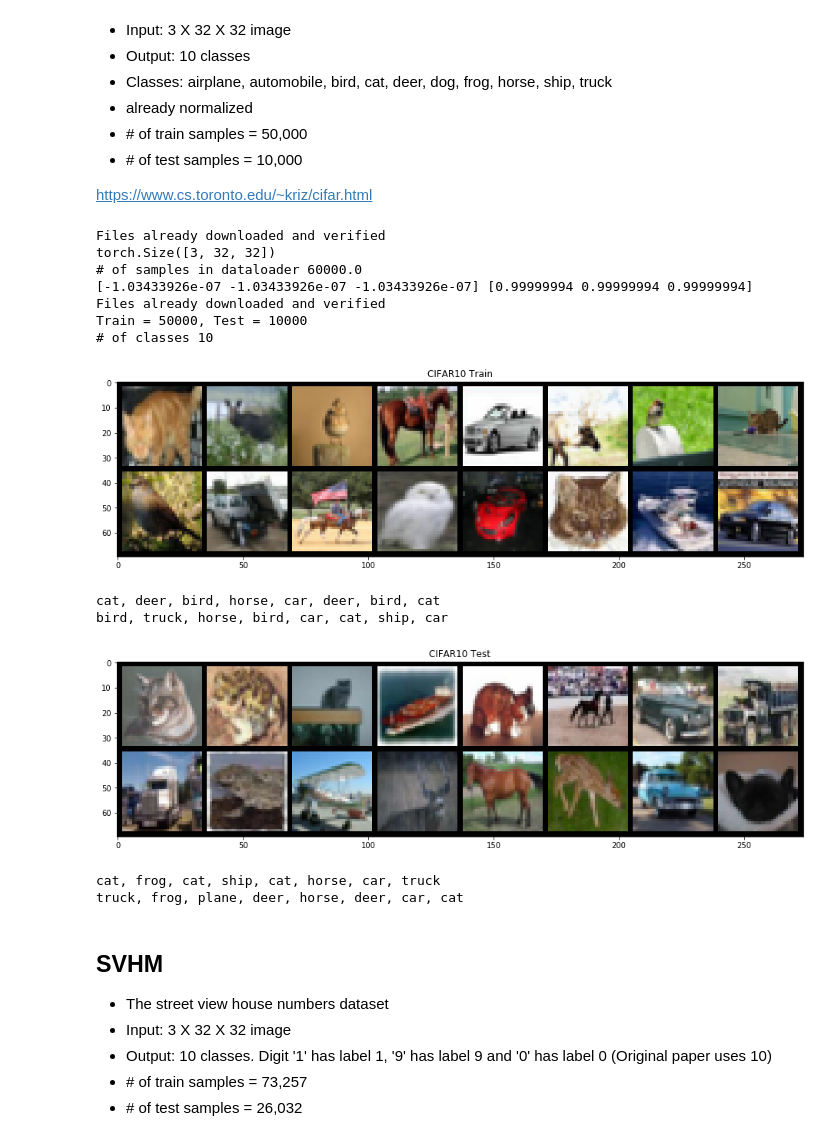
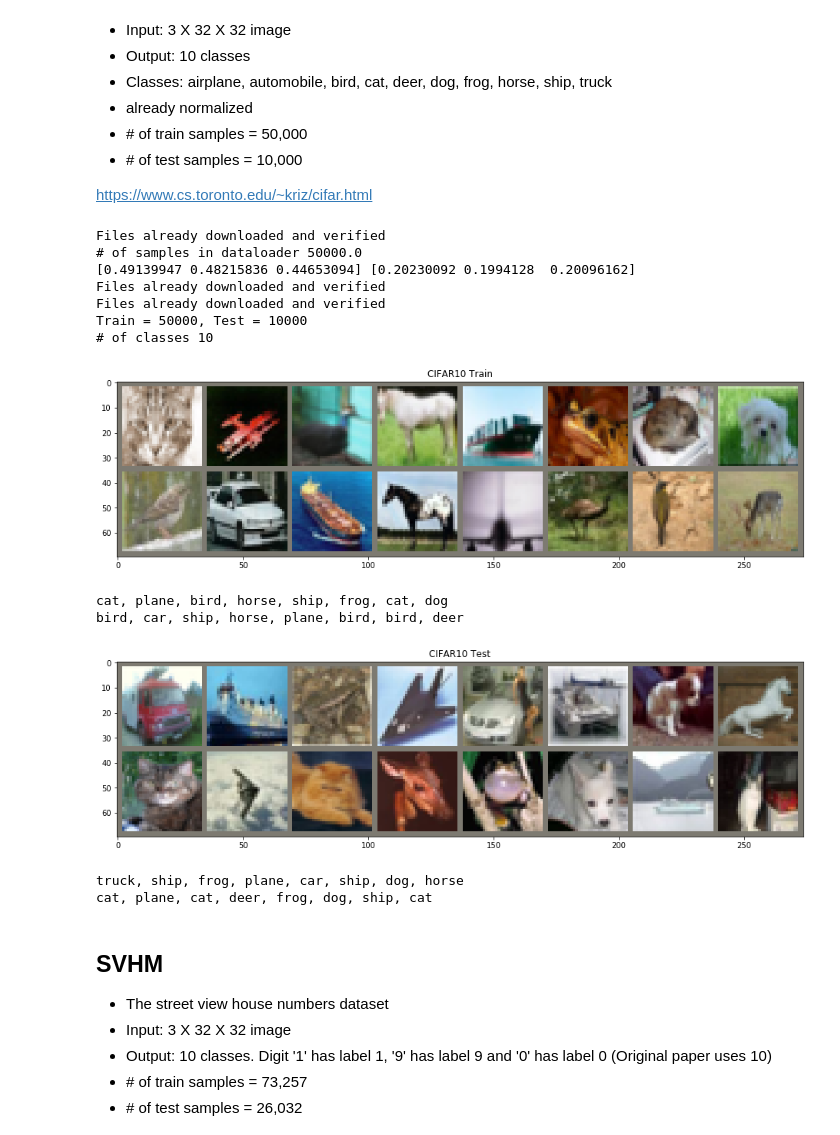
Before and after one commit to changx03/torch_tutorial, a Jupyter notebook: dataset_test.ipynb, the cells around one changed output. Cells and saved outputs as stored; diff of their text form; code cells hidden in the pictures.

```diff
--- a/dataset_test.ipynb
+++ b/dataset_test.ipynb
@@ -35,7 +35,7 @@ def get_mean_std(dataloader, c):
     mean = torch.zeros(c)
     std = torch.zeros(c)
 
-    for bx, _ in dataloader_mnist_train:
+    for bx, _ in dataloader:
         b, c, _, _ = bx.size()  # last batch has fewer images
         n += b
         bx = bx.view(b, c, -1)
@@ -166,18 +166,29 @@ dataloader_cifar_train = DataLoader(
     shuffle=True,
     num_workers=num_workers)
 
-images, _ = next(iter(dataloader_cifar_train))
-print(images[0].size())
+mean, std = get_mean_std(dataloader_cifar_train, 3)
+print(mean, std)
 
-mean_cifar, std_cifar = get_mean_std(dataloader_cifar_train, c=3)
-print(mean_cifar, std_cifar)
+cifar_train = tv.datasets.CIFAR10(
+    root,
+    train=True,
+    download=True,
+    transform=tv.transforms.Compose([
+        tv.transforms.ToTensor(),
+        tv.transforms.Normalize(mean, std)]))
+dataloader_cifar_train = DataLoader(
+    cifar_train,
+    batch_size=batch_size,
+    shuffle=True,
+    num_workers=num_workers)
 
 cifar_test = tv.datasets.CIFAR10(
     root,
     train=False,
     download=True,
     transform=tv.transforms.Compose([
-        tv.transforms.ToTensor()]))
+        tv.transforms.ToTensor(),
+        tv.transforms.Normalize(mean, std)]))
 dataloader_cifar_test = DataLoader(
     cifar_test,
     batch_size,
@@ -193,33 +204,33 @@ classes = np.array(['plane', 'car', 'bird', 'cat', 'deer',
 print(f'# of classes {len(classes)}')
 # %% [output]
 Files already downloaded and verified
-torch.Size([3, 32, 32])
-# of samples in dataloader 60000.0
-[-1.03433926e-07 -1.03433926e-07 -1.03433926e-07] [0.99999994 0.99999994 0.99999994]
+# of samples in dataloader 50000.0
+[0.49139947 0.48215836 0.44653094] [0.20230092 0.1994128  0.20096162]
+Files already downloaded and verified
 Files already downloaded and verified
 Train = 50000, Test = 10000
 # of classes 10
 # %%
 images, labels = next(iter(dataloader_cifar_train))
 plt.figure(figsize=[16,8])
-imshow(images[:16], mean=mean_cifar, std=std_cifar, title='CIFAR10 Train')
+imshow(images[:16], mean=mean, std=std, title='CIFAR10 Train')
 plt.show()
 print(*classes[labels[:8].numpy()], sep=', ')
 print(*classes[labels[8:16].numpy()], sep=', ')
 
 images, labels = next(iter(dataloader_cifar_test))
 plt.figure(figsize=[16,8])
-imshow(images[:16], mean=mean_cifar, std=std_cifar, title='CIFAR10 Test')
+imshow(images[:16], mean=mean, std=std, title='CIFAR10 Test')
 plt.show()
 print(*classes[labels[:8].numpy()], sep=', ')
 print(*classes[labels[8:16].numpy()], sep=', ')
 # %% [output]
-[figure, old version]
+[figure, new version]
-cat, deer, bird, horse, car, deer, bird, cat
-bird, truck, horse, bird, car, cat, ship, car
+cat, plane, bird, horse, ship, frog, cat, dog
+bird, car, ship, horse, plane, bird, bird, deer
-[figure, old version]
+[figure, new version]
-cat, frog, cat, ship, cat, horse, car, truck
-truck, frog, plane, deer, horse, deer, car, cat
+truck, ship, frog, plane, car, ship, dog, horse
+cat, plane, cat, deer, frog, dog, ship, cat
 # %% [markdown]
 ## SVHM
 
```
Also changed, not shown: parts of 4 cells of this notebook, 4 other files.
